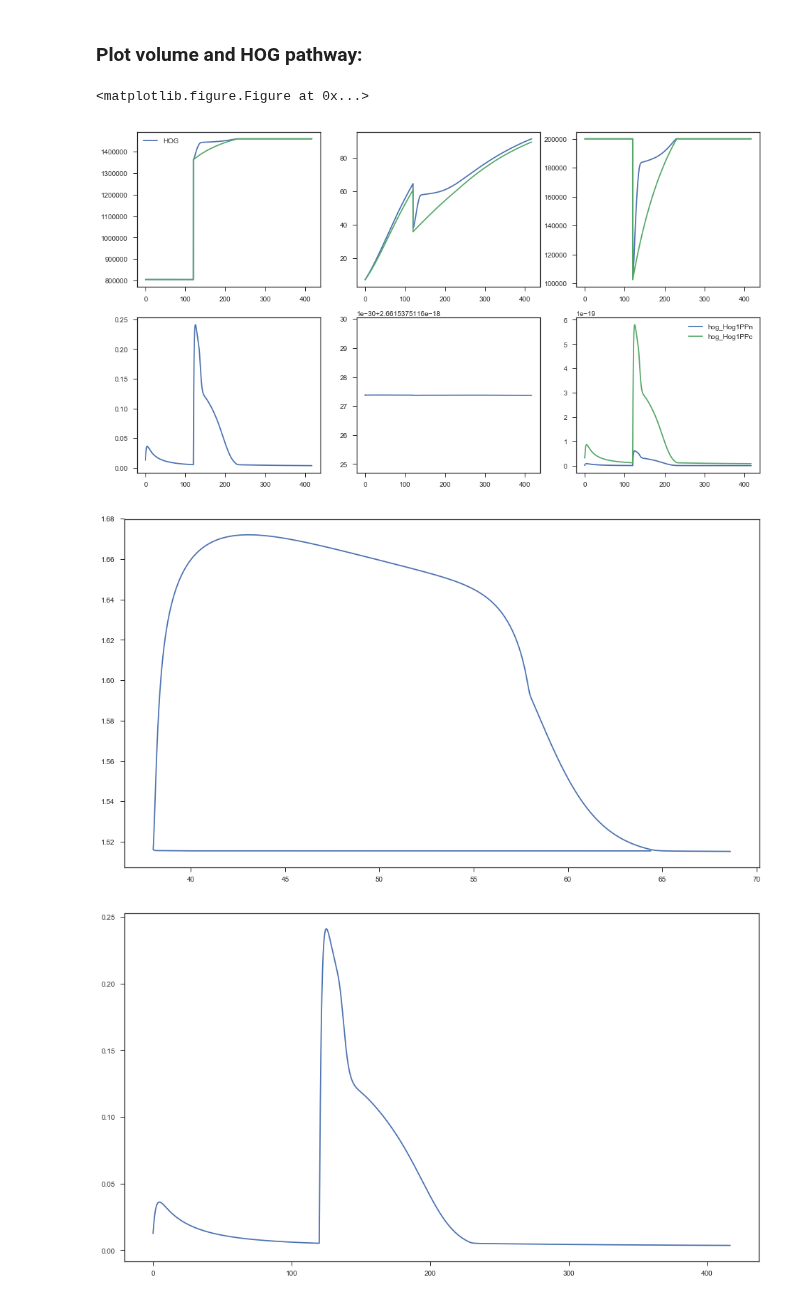
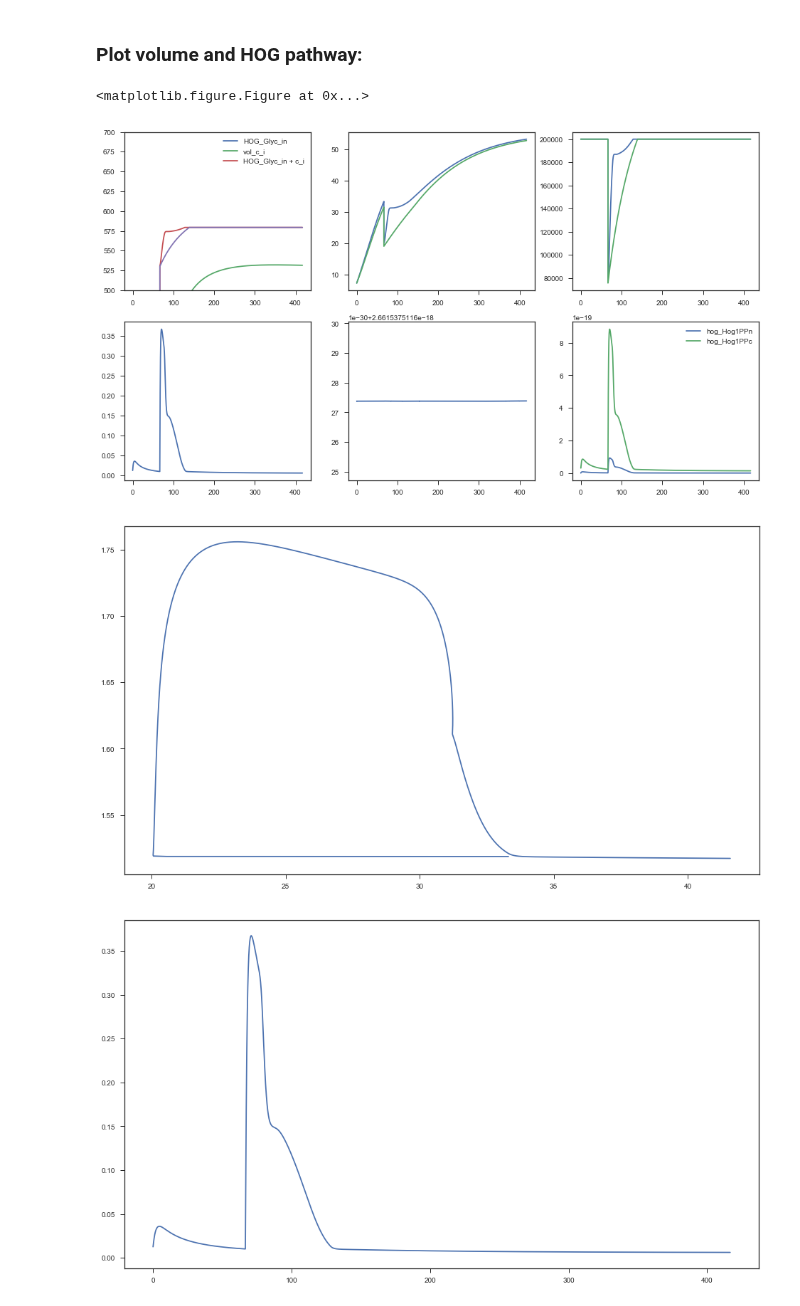
Before and after one commit to tbphu/volume_model, a Jupyter notebook: simulate_and_plot_hog_figures.ipynb, the cells around one changed output. Drawn from its saved outputs; the diff is of its cells as text; code cells hidden in the pictures.

Commit message:
define a k_deg for Glyc_in species

```diff
--- a/simulate_and_plot_hog_figures.ipynb
+++ b/simulate_and_plot_hog_figures.ipynb
@@ -17,14 +17,16 @@ volume_model = te.loadAntimonyModel("volume_reference_radius.txt")
 volume_and_hog_model.integrator.relative_tolerance = 1e-10
 volume_model.integrator.relative_tolerance = 1e-10
 
-volume_and_hog_model_species=['time','vol_V_tot_fl', '[vol_c_i]', 'hog_totalHog1PP','hog_n_totalHog1', 'hog_Hog1PPn', 'hog_Hog1PPc','hog_Hog1n', 'hog_Hog1c', '[hog_Hog1PPn]', '[hog_Hog1PPc]','[hog_Hog1n]', '[hog_Hog1c]', 'vol_pi_t', 'vol_pi_i']
-volume_model_species=['time','V_tot_fl', '[c_i]', 'pi_t', 'pi_i']
+volume_and_hog_model_species=['time','vol_V_tot_fl', '[hog_Glyc_in]','[vol_c_i]', 'hog_Glyc_in','vol_c_i', 'hog_totalHog1PP','hog_n_totalHog1', 'hog_Hog1PPn', 'hog_Hog1PPc','hog_Hog1n', 'hog_Hog1c', '[hog_Hog1PPn]', '[hog_Hog1PPc]','[hog_Hog1n]', '[hog_Hog1c]', 'vol_pi_t', 'vol_pi_i']
+volume_model_species=['time','V_tot_fl', '[c_i]','c_i', 'pi_t', 'pi_i']
 
 end_time = 25000
 
-k_adjust = 0.05
-k_nutrient = k_adjust * 3.2*1e-15 # mM/s/um^2
-k_deg = k_adjust * 3.25*1e-15 # mM/s/um^2
+k_adjust = 1.27
+k_nutrient = 2. * 1e-16 # mM/s/um^2
+k_deg = k_adjust * k_nutrient # mM/s/um^2
+
+print
 
 volume_and_hog_model.resetAll()
 volume_model.resetAll()
@@ -38,17 +40,24 @@ volume_param_dict = {'k_nutrient': k_nutrient,
                     }
 
 
-for param in volume_hog_param_dict.keys():
-    volume_and_hog_model[param] = volume_hog_param_dict[param]
+#for param in volume_hog_param_dict.keys():
+#    print volume_and_hog_model[param]
+#    volume_and_hog_model[param] = volume_hog_param_dict[param]
+#    print volume_and_hog_model[param]
 
-for param in volume_param_dict.keys():
-    volume_model[param] = volume_param_dict[param]
+#for param in volume_param_dict.keys():
+#    print volume_model[param]
+#    volume_model[param] = volume_param_dict[param]
+#    print volume_model[param]
 
 
 #volume_model.resetAll()
 
 shock = 260+240
 hyposhock = 260+240
+
+volume_model['shock_event_time'] = 4000
+volume_and_hog_model['vol_shock_event_time'] = 4000
 
 volume_model['shock_set_c_e'] = shock
 volume_model['hyposhock_set_c_e'] = hyposhock
@@ -70,9 +79,14 @@ volume_sim=volume_model.simulate(1, end_time, end_time, selections = volume_mode
 plt.figure(figsize=(16,9))
 
 plt.subplot(2,3,1)
-plt.plot(volume_and_hog_sim['time']/60,volume_and_hog_sim['vol_pi_i'],label = 'HOG')
-plt.plot(volume_sim['time']/60,volume_sim['pi_i'])
+#plt.plot(volume_and_hog_sim['time']/60,volume_and_hog_sim['vol_pi_i'],label = 'HOG')
+#plt.plot(volume_sim['time']/60,volume_sim['pi_i'])
+plt.plot(volume_and_hog_sim['time']/60,volume_and_hog_sim['[hog_Glyc_in]'],label = 'HOG_Glyc_in')
+plt.plot(volume_and_hog_sim['time']/60,volume_and_hog_sim['[vol_c_i]'],label = 'vol_c_i')
+plt.plot(volume_and_hog_sim['time']/60,volume_and_hog_sim['[vol_c_i]'] + volume_and_hog_sim['[hog_Glyc_in]'],label = 'HOG_Glyc_in + c_i')
+plt.plot(volume_sim['time']/60,volume_sim['[c_i]'])
 #plt.xlim(90,200)
+plt.ylim(500,700)
 plt.legend()
 
 plt.subplot(2,3,2)
@@ -109,35 +123,33 @@ Rt = (volume_and_hog_sim['[hog_Hog1PPn]']+volume_and_hog_sim['[hog_Hog1n]']) * 1
 enrichment = Rt
 #enrichment = (Rt/(Rt[shock_event_time-1])) - 1  # minus baseline, which is the few Rt-points right before the shock according
 
 
 
 plt.figure(figsize=(16,9))
 plt.plot(volume_and_hog_sim['vol_V_tot_fl'][shock_event_time-1:shock_event_time+8000],enrichment[shock_event_time-1:shock_event_time+8000])
 plt.figure(figsize=(16,9))
 plt.plot(volume_and_hog_sim['time']/60,volume_and_hog_sim['hog_totalHog1PP'])
 
 plt.figure(figsize=(16,9))
 phase_4 = [shock_event_time+4000,shock_event_time+8000]
 phase_3 = [shock_event_time+200,shock_event_time+4000]
 phase_2 = [shock_event_time+10,shock_event_time+200]
 phase_1 = [shock_event_time-1,shock_event_time+10]
 phase_0 = [shock_event_time-100,shock_event_time]
 thickness = 5 # line thickness in phase plot
 #plt.plot(volume_and_hog_sim['vol_V_tot_fl'][7100:250*60],volume_and_hog_sim['hog_totalHog1PP'][7100:250*60],label = 'hog_Hog1PPn',linewidth=thickness)
 plt.plot(volume_and_hog_sim['vol_V_tot_fl'][phase_1[0]:phase_1[1]],volume_and_hog_sim['hog_totalHog1PP'][phase_1[0]:phase_1[1]],label = 'Phase 1',linewidth=thickness)
 plt.plot(volume_and_hog_sim['vol_V_tot_fl'][phase_2[0]:phase_2[1]],volume_and_hog_sim['hog_totalHog1PP'][phase_2[0]:phase_2[1]],label = 'Phase 2',linewidth=thickness)
 plt.plot(volume_and_hog_sim['vol_V_tot_fl'][phase_3[0]:phase_3[1]],volume_and_hog_sim['hog_totalHog1PP'][phase_3[0]:phase_3[1]],label = 'Phase 3',linewidth=thickness)
 plt.plot(volume_and_hog_sim['vol_V_tot_fl'][phase_4[0]:phase_4[1]],volume_and_hog_sim['hog_totalHog1PP'][phase_4[0]:phase_4[1]],label = 'Phase 4',linewidth=thickness)
 plt.plot(volume_and_hog_sim['vol_V_tot_fl'][phase_0[0]:phase_0[1]],volume_and_hog_sim['hog_totalHog1PP'][phase_0[0]:phase_0[1]],label = 'Phase 0',linewidth=thickness)
 
 
 plt.legend()
 
-
-
 plt.figure()
 # %% [output]
 <matplotlib.figure.Figure at 0x...>
-[figure, old version]
+[figure, new version]
-[figure, old version]
+[figure, new version]
-[figure, old version]
+[figure, new version]
```
Also changed, not shown: parts of 1 cell of this notebook, 2 other files.
